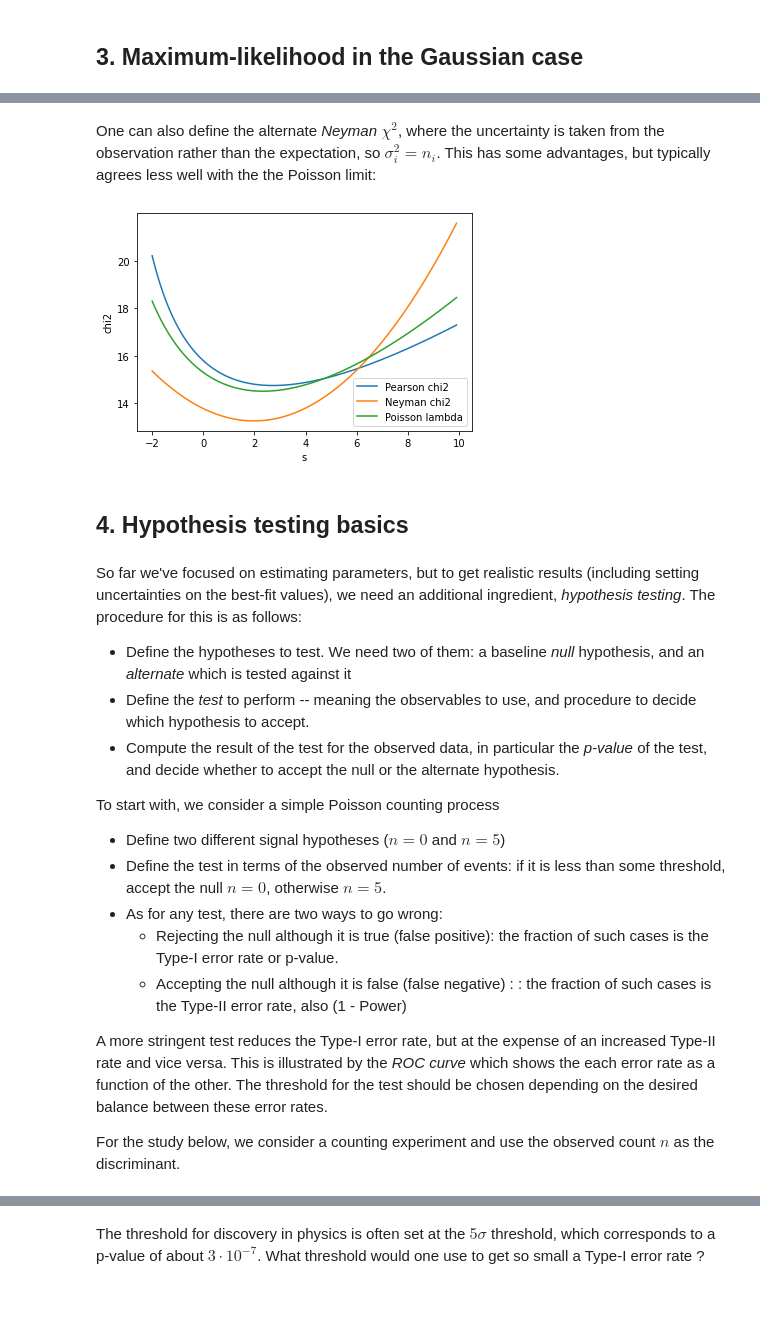
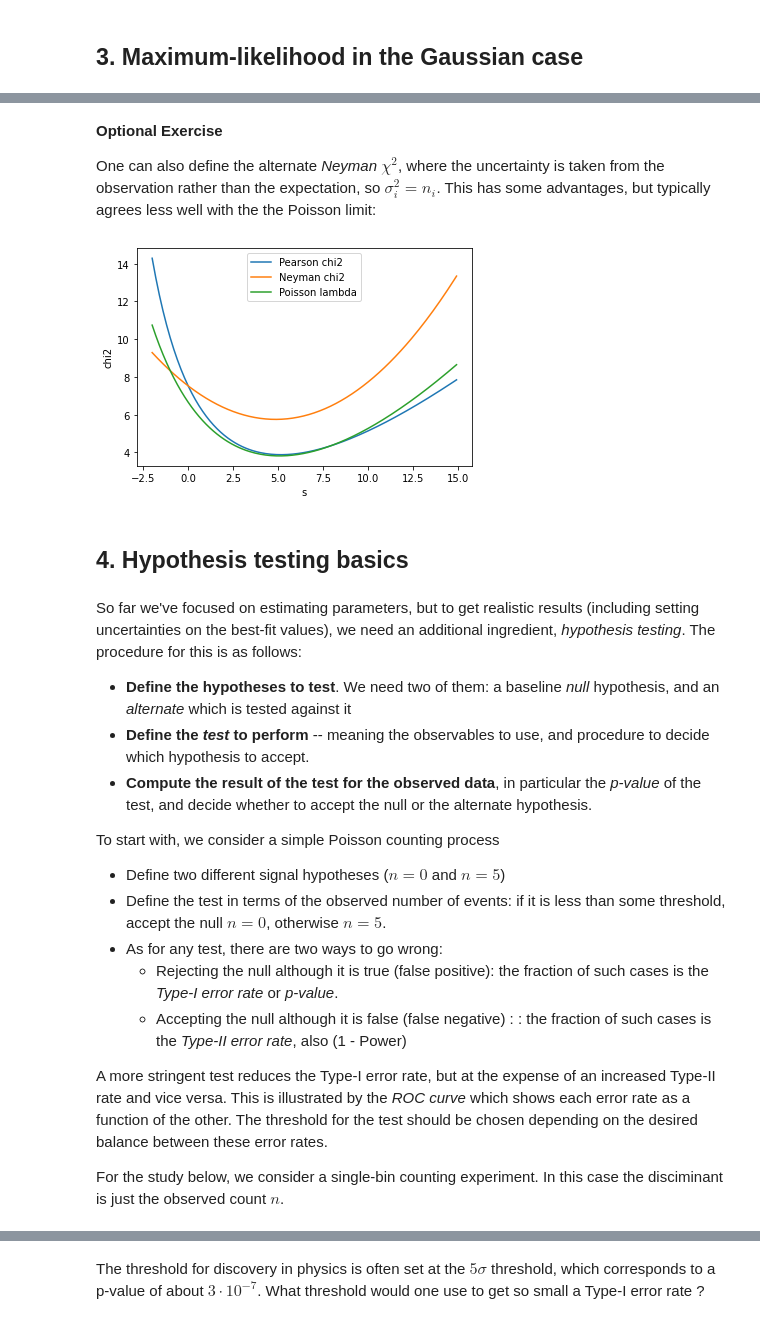
Before and after one commit to fastprof-hep/stats-tutorial, a Jupyter notebook: lecture2_solutions.ipynb, the cells around one changed output, grey strips where cells are left out. Cells and saved outputs as stored; diff of their text form; code cells hidden in the pictures.

```diff
--- a/lecture2_solutions.ipynb
+++ b/lecture2_solutions.ipynb
@@ -92,12 +110,19 @@ The next step is to find the ML estimate (best fit) $\hat{s}$ using $\lambda(s)$
 # %%
-def lambda_s(s) :
-    return sum( [ -2*np.log(scipy.stats.poisson.pmf(n, s*s_yield + b*b_yield)) for n, s_yield, b_yield in zip(data, s_yields, b_yields) ] )
+# Define the s scan
+s_values = np.arange(-2, 15, 0.1)
 
-s_values = np.arange(-2, 10, 0.1) # We scan s from -2 to 3 in steps of 0.1
-lambda_values = np.array([ lambda_s(s) for s in s_values ]) # compute the likelihood (the Poisson PDF for each s)
+# First define a python function to compute lambda(s) :
+def lambda_s(s_val) :
+    return sum( [ -2*np.log(scipy.stats.poisson.pmf(n, s_val*s_frac + b*b_frac)) for n, s_frac, b_frac in zip(data, s_fracs, b_fracs) ] )
+
+# Compute the lambda(s) values for the scan points
+lambda_values = np.array([ lambda_s(s_value) for s_value in s_values ]) # compute the likelihood (the Poisson PDF for each s)
+
+# Plot the result
 plt.plot(s_values, lambda_values)
 plt.xlabel('s')
 plt.ylabel('L')
+
 # Find the maximum likelihood value in the list : merge the 2 lists and find the max based on the L value
 from operator import itemgetter
 print('hat{s}, ML =', min( [ (s,l) for s,l in zip(s_values, lambda_values) ], key=itemgetter(1)))
@@ -138,14 +177,17 @@ For the standard (Pearson) $\chi^2$, we take $\sigma_i^2 = N_i$ : recall that fo
 # %%
+# Define a function to compute the chi2
 def chi2_Pearson(s) :
-    return sum( [ (n - (s*s_yield + b*b_yield))**2/(s*s_yield + b*b_yield) for n, s_yield, b_yield in zip(data, s_yields, b_yields) ] )
-chi2_values = np.array([ chi2_Pearson(s) for s in s_values ]) # compute the chi2 for each s
+    return sum( [ (n - (s*s_frac + b*b_frac))**2/(s*s_frac + b*b_frac) for n, s_frac, b_frac in zip(data, s_fracs, b_fracs) ] )
+
+
+# Conmpute the chi2 values at the scan point and plot the results as before
+chi2_values = np.array([ chi2_Pearson(s) for s in s_values ])
 plt.plot(s_values, chi2_values, label='chi2')
-plt.plot(s_values, lambda_values - 31, label='Poisson')
+plt.plot(s_values, lambda_values - 35, label='Poisson') # Shift the Poisson down to match the chi2
 plt.xlabel('s')
 plt.ylabel('chi2')
 plt.legend();
-# Find the maximum likelihood value in the list : merge the 2 lists and find the max based on the L value
-from operator import itemgetter
-print('hat{s}, chi2 =', min( [ (s,l) for s,l in zip(s_values, chi2_values) ], key=itemgetter(1)))
+
+# Compute the
 print('exact hat{s}:', minimize_scalar(chi2_Pearson, (-2, 10)).x)
 # %% [output]
@@ -158,33 +202,35 @@ One can have a slightly less Gaussian setting by setting $s$ and $b$ to smaller
 # %% [markdown]
+**Optional Exercise**
+
 One can also define the alternate *Neyman* $\chi^2$, where the uncertainty is taken from the observation rather than the expectation, so $\sigma_i^2 = n_i$. This has some advantages, but typically agrees less well with the the Poisson limit:
 # %%
 def chi2_Neyman(s) :
-    return sum( [ (n - (s*s_yield + b*b_yield))**2/n for n, s_yield, b_yield in zip(data, s_yields, b_yields) ] )
+    return sum( [ (n - (s*s_frac + b*b_frac))**2/n for n, s_frac, b_frac in zip(data, s_fracs, b_fracs) ] )
 chi2n_values = np.array([ chi2_Neyman(s) for s in s_values ]) # compute the chi2 for each s
 plt.plot(s_values, chi2_values, label='Pearson chi2')
 plt.plot(s_values, chi2n_values, label='Neyman chi2')
-plt.plot(s_values, lambda_values - 31, label='Poisson lambda')
+plt.plot(s_values, lambda_values - 35, label='Poisson lambda')
 plt.xlabel('s')
 plt.ylabel('chi2')
 plt.legend();
 # %% [output]
-[figure, old version]
+[figure, new version]
 # %% [markdown]
 ## 4. Hypothesis testing basics
 # %% [markdown]
 So far we've focused on estimating parameters, but to get realistic results (including setting uncertainties on the best-fit values), we need an additional ingredient, *hypothesis testing*. The procedure for this is as follows:
-* Define the hypotheses to test. We need two of them: a baseline *null* hypothesis, and an *alternate* which is tested against it
-* Define the *test* to perform -- meaning the observables to use, and procedure to decide which hypothesis to accept.
-* Compute the result of the test for the observed data, in particular the *p-value* of the test, and decide whether to accept the null or the alternate hypothesis.
+* **Define the hypotheses to test**. We need two of them: a baseline *null* hypothesis, and an *alternate* which is tested against it
+* **Define the *test* to perform** -- meaning the observables to use, and procedure to decide which hypothesis to accept.
+* **Compute the result of the test for the observed data**, in particular the *p-value* of the test, and decide whether to accept the null or the alternate hypothesis.
 
 To start with, we consider a simple Poisson counting process
 * Define two different signal hypotheses ($n=0$ and $n=5$)
 * Define the test in terms of the observed number of events: if it is less than some threshold, accept the null $n=0$, otherwise $n=5$.
 * As for any test, there are two ways to go wrong:
-   * Rejecting the null although it is true (false positive): the fraction of such cases is the Type-I error rate or p-value.
-   * Accepting the null although it is false (false negative) : : the fraction of such cases is the Type-II error rate, also (1 - Power)
+   * Rejecting the null although it is true (false positive): the fraction of such cases is the *Type-I error rate* or *p-value*.
+   * Accepting the null although it is false (false negative) : : the fraction of such cases is the *Type-II error rate*, also (1 - Power)
 
-A more stringent test reduces the Type-I error rate, but at the expense of an increased Type-II rate and vice versa. This is illustrated by the *ROC curve* which shows the each error rate as a function of the other. The threshold for the test should be chosen depending on the desired balance between these error rates.
+A more stringent test reduces the Type-I error rate, but at the expense of an increased Type-II rate and vice versa. This is illustrated by the *ROC curve* which shows each error rate as a function of the other. The threshold for the test should be chosen depending on the desired balance between these error rates.
 
-For the study below, we consider a counting experiment and use the observed count $n$ as the discriminant.
+For the study below, we consider a single-bin counting experiment. In this case the disciminant is just the observed count $n$.
 # %%
```
Also changed, not shown: parts of 19 cells of this notebook, 3 other files.
